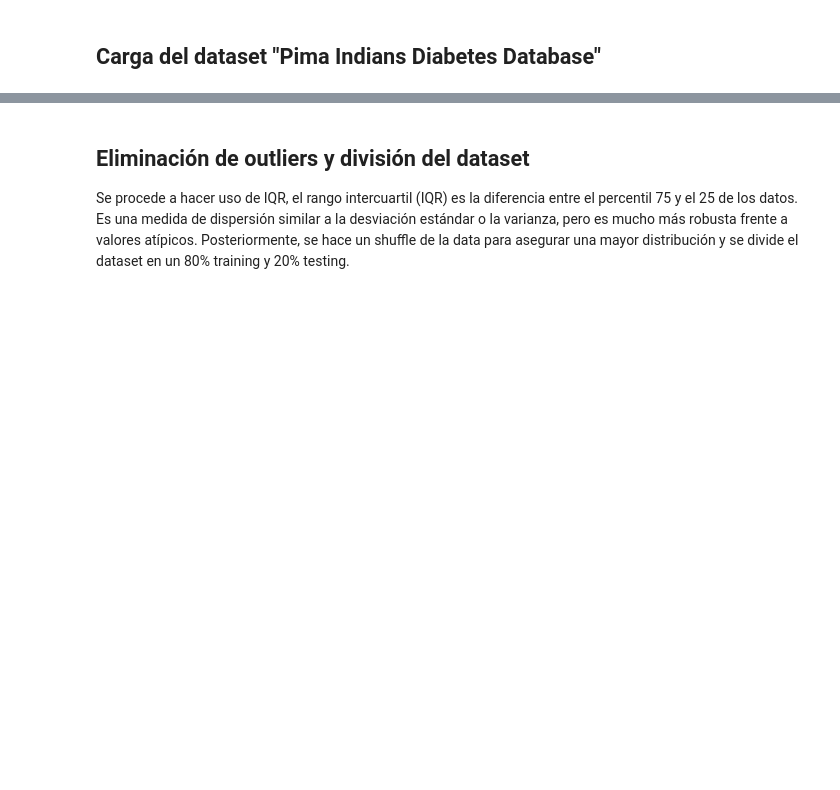
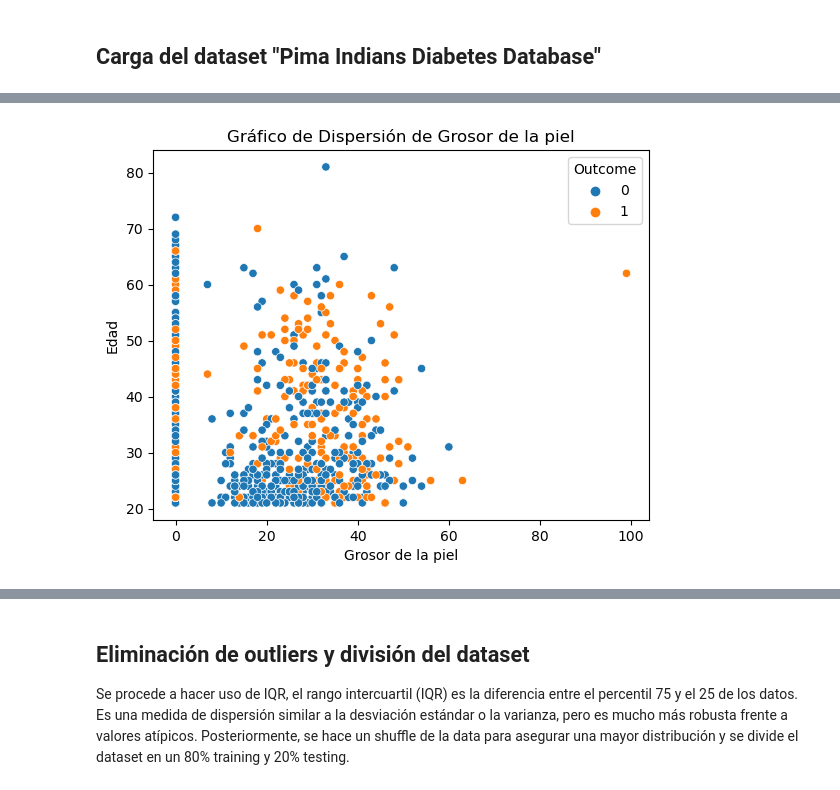
Before and after one commit to RavenInDisguise/ProyectoI_IA, a Jupyter notebook: proyecto_1.ipynb, the cells around one changed output, grey strips where cells are left out. Saved outputs shown, nothing was run; the diff lists cells and outputs as text; code cells hidden in the pictures; blank space fills up the shorter version.

```diff
--- a/proyecto_1.ipynb
+++ b/proyecto_1.ipynb
@@ -38,0 +106,10 @@ y = data['Outcome']
+# %%
+sns.scatterplot(x='SkinThickness', y='Age', hue='Outcome', data=data, )
+
+# Mostrar el gráfico
+plt.title("Gráfico de Dispersión de Grosor de la piel")
+plt.xlabel("Grosor de la piel")
+plt.ylabel("Edad")
+plt.show()
+# %% [output]
+[figure, added]
```
Also changed, not shown: parts of 22 cells of this notebook.
